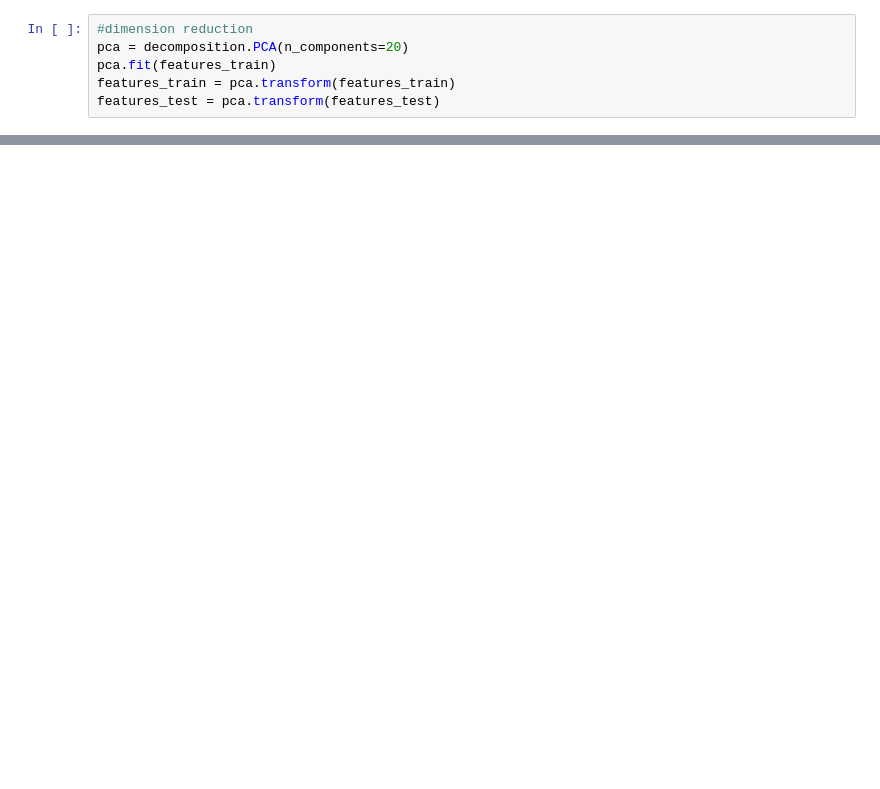
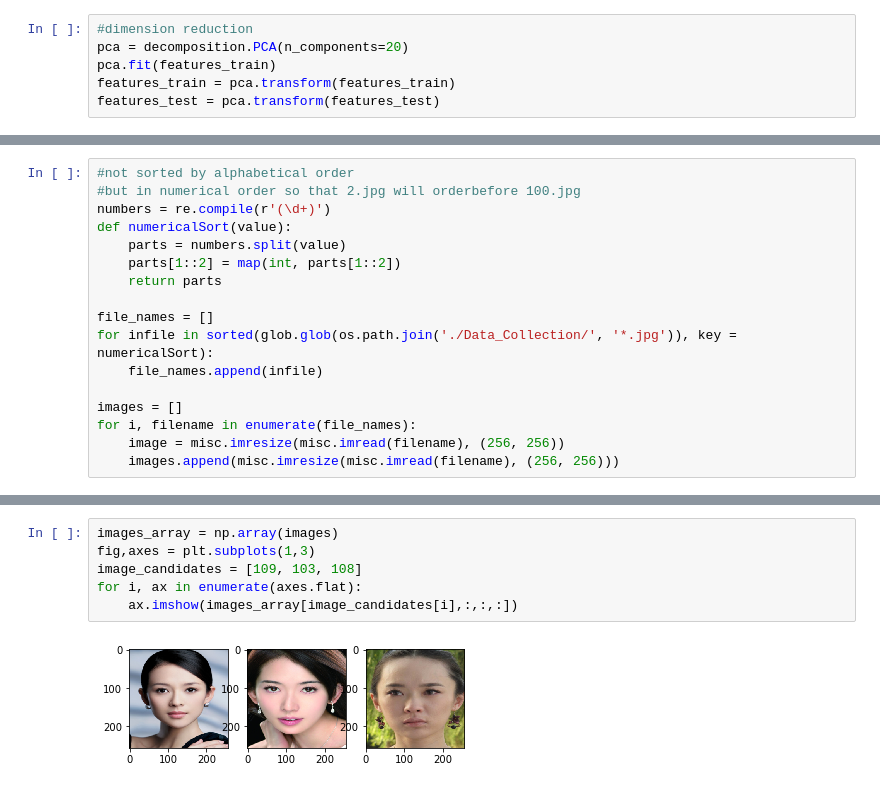
Before and after one commit to nimning/FaceAttractiveness, a Jupyter notebook: FacialAttractiveness.ipynb, the cells around one changed output, grey strips where cells are left out. Saved outputs shown, nothing was run; the diff lists cells and outputs as text; blank space fills up the shorter version.

```diff
--- a/FacialAttractiveness.ipynb
+++ b/FacialAttractiveness.ipynb
@@ -68,0 +99,17 @@ correlation between human rating and model prediction:
+# %%
+#not sorted by alphabetical order
+#but in numerical order so that 2.jpg will orderbefore 100.jpg
+numbers = re.compile(r'(\d+)')
+def numericalSort(value):
+    parts = numbers.split(value)
+    parts[1::2] = map(int, parts[1::2])
+    return parts
+
+file_names = []
+for infile in sorted(glob.glob(os.path.join('./Data_Collection/', '*.jpg')), key = numericalSort):
+    file_names.append(infile)
+
+images = []
+for i, filename in enumerate(file_names):
+    image = misc.imresize(misc.imread(filename), (256, 256))
+    images.append(misc.imresize(misc.imread(filename), (256, 256)))
@@ -68,0 +119,8 @@ correlation between human rating and model prediction:
+# %%
+images_array = np.array(images)
+fig,axes = plt.subplots(1,3)
+image_candidates = [109, 103, 108]
+for i, ax in enumerate(axes.flat):
+    ax.imshow(images_array[image_candidates[i],:,:,:])
+# %% [output]
+[figure, added]
```
Also changed, not shown: parts of 14 cells of this notebook.
